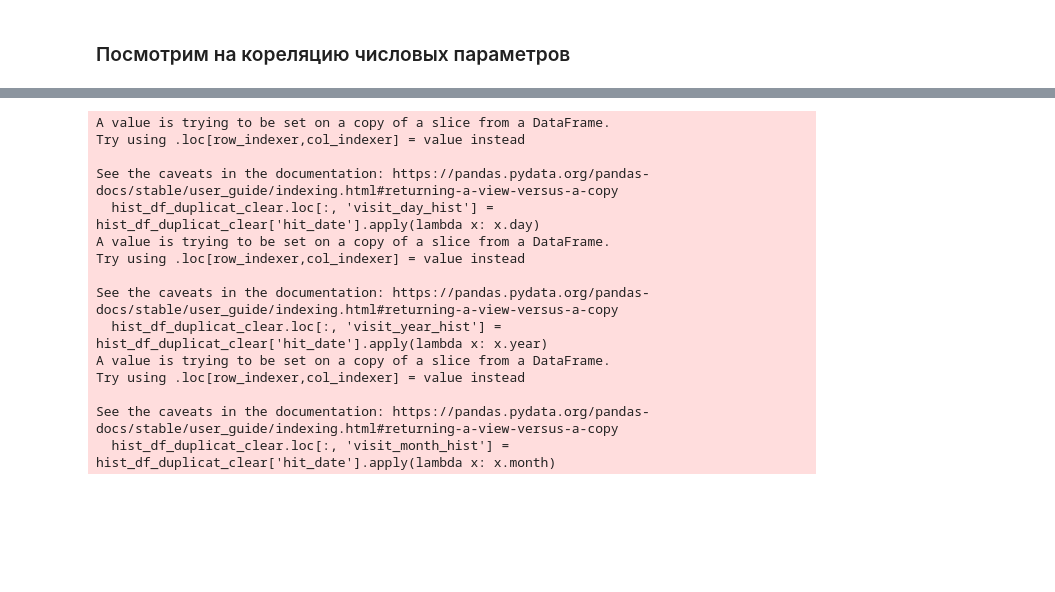
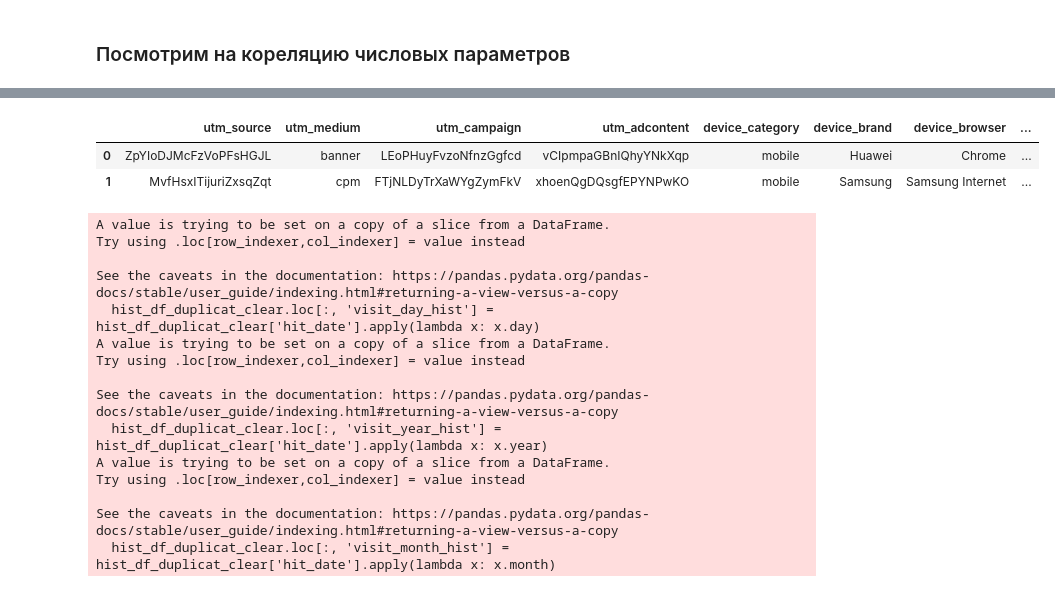
Before and after one commit to IlyaGasanPetrGY/Sber_project, a Jupyter notebook: analis_ga_session.ipynb, the cells around one changed output, grey strips where cells are left out. Cells and saved outputs as stored; diff of their text form; code cells hidden in the pictures; blank space fills up the shorter version.

Commit message:
started categor analis

```diff
--- a/analis_ga_session.ipynb
+++ b/analis_ga_session.ipynb
@@ -289,3 +300,11 @@ NameError: name 'clear_df_ga' is not defined
+# %%
+not_info_features = ['session_id', 'client_id', 'visit_date', 'device_screen_resolution', 'device_screen_resolution']
+categor_featrues = df_ga_session_corr.drop(columns=not_info_features).select_dtypes(include=['object'])
+categor_featrues.head(2)
+# %% [output]
+|  | utm_source | utm_medium | utm_campaign | utm_adcontent | device_category | device_brand | device_browser | ... |
+| 0 | ZpYIoDJMcFzVoPFsHGJL | banner | LEoPHuyFvzoNfnzGgfcd | vCIpmpaGBnIQhyYNkXqp | mobile | Huawei | Chrome | ... |
+| 1 | MvfHsxITijuriZxsqZqt | cpm | FTjNLDyTrXaWYgZymFkV | xhoenQgDQsgfEPYNPwKO | mobile | Samsung | Samsung Internet | ... |
 # %%
 hist_df_duplicat_clear.loc[:, 'visit_day_hist'] = hist_df_duplicat_clear['hit_date'].apply(lambda x: x.day)
 hist_df_duplicat_clear.loc[:, 'visit_year_hist'] = hist_df_duplicat_clear['hit_date'].apply(lambda x: x.year)
```
Also changed, not shown: parts of 5 cells of this notebook.
